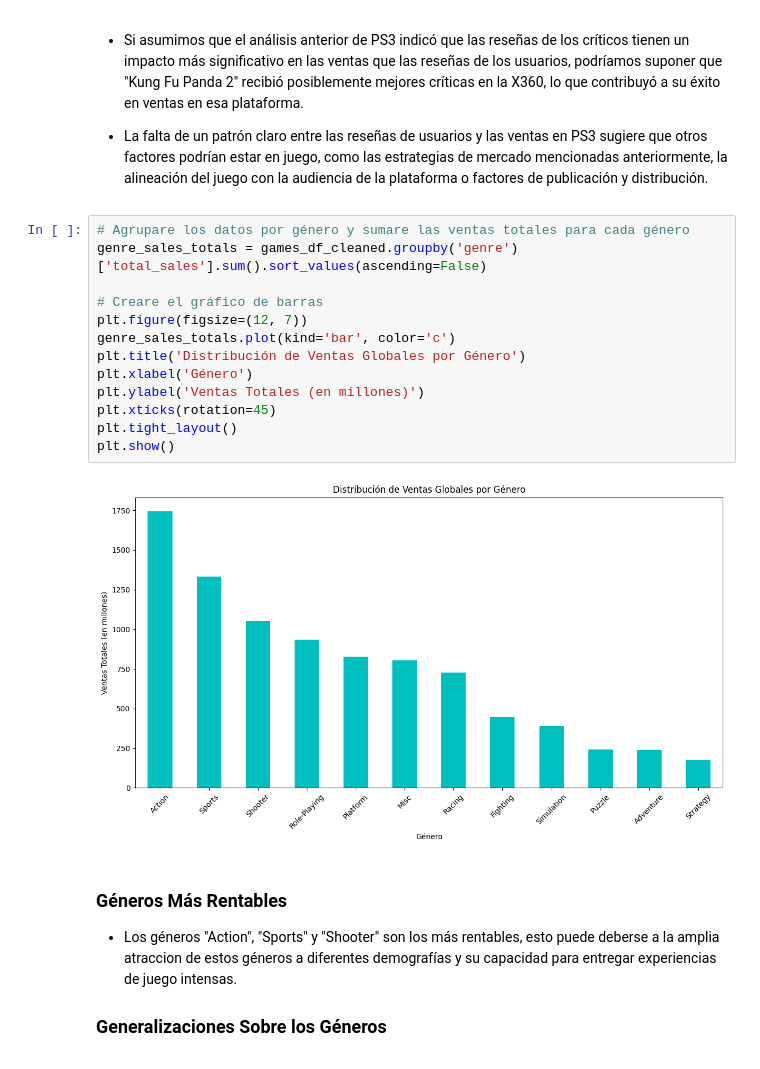
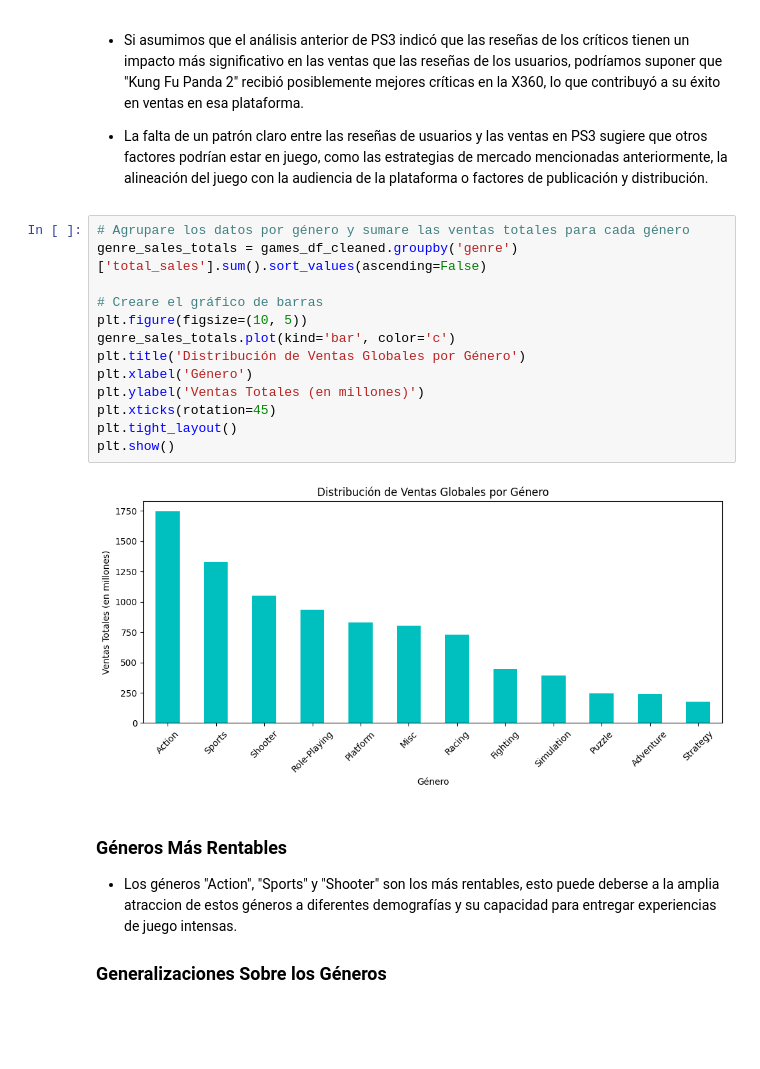
Before and after one commit to lorenzofdz/video-game-market-analysis, a Jupyter notebook: notebooks/EDA.ipynb, the cells around one changed output. Cells and saved outputs as stored; diff of their text form; blank space fills up the shorter version.

```diff
--- a/notebooks/EDA.ipynb
+++ b/notebooks/EDA.ipynb
@@ -396,18 +396,18 @@ plt.show()
 # %%
 # Agrupare los datos por género y sumare las ventas totales para cada género
 genre_sales_totals = games_df_cleaned.groupby('genre')['total_sales'].sum().sort_values(ascending=False)
 
 # Creare el gráfico de barras
-plt.figure(figsize=(12, 7))
+plt.figure(figsize=(10, 5))
 genre_sales_totals.plot(kind='bar', color='c')
 plt.title('Distribución de Ventas Globales por Género')
 plt.xlabel('Género')
 plt.ylabel('Ventas Totales (en millones)')
 plt.xticks(rotation=45)
 plt.tight_layout()
 plt.show()
 # %% [output]
-[figure, old version]
+[figure, new version]
 # %% [markdown]
 ### **Géneros Más Rentables**
 * Los géneros "Action", "Sports" y "Shooter" son los más rentables, esto puede deberse a la amplia atraccion de estos géneros a diferentes demografías y su capacidad para entregar experiencias de juego intensas.
```
